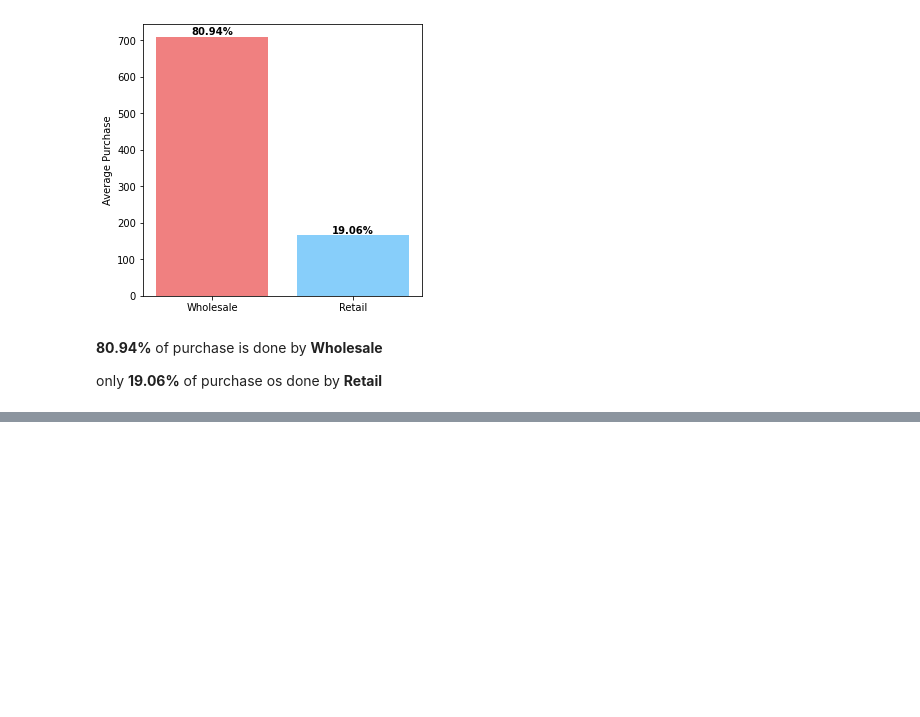
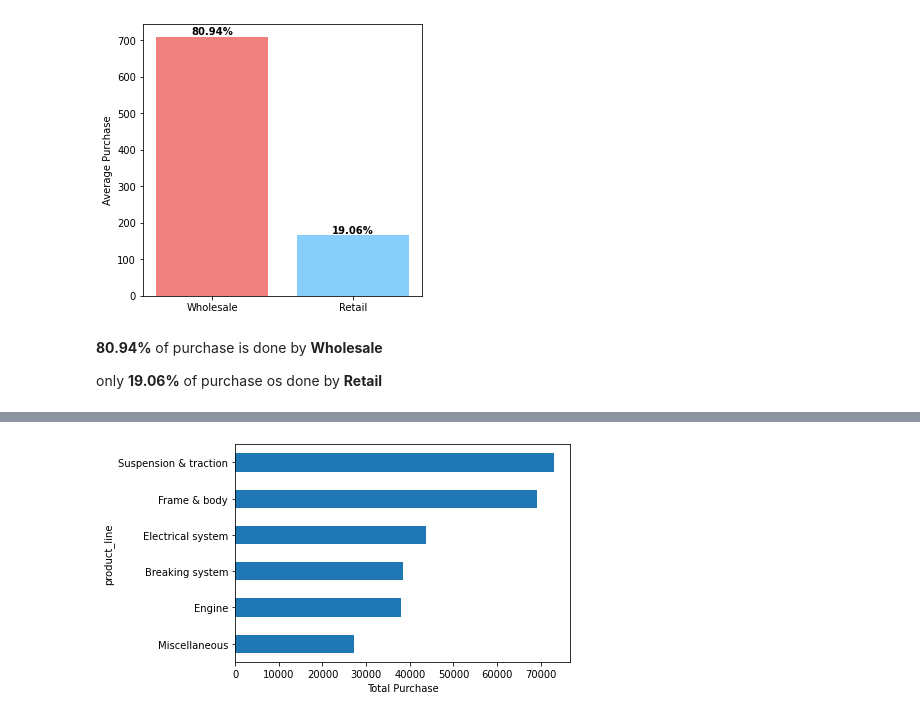
Before and after one commit to naseemap47/MotorcycleParts-DataAnalysis-python, a Jupyter notebook: jupyter_notebook.ipynb, the cells around one changed output, grey strips where cells are left out. Saved outputs shown, nothing was run; the diff lists cells and outputs as text; code cells hidden in the pictures; blank space fills up the shorter version.

```diff
--- a/jupyter_notebook.ipynb
+++ b/jupyter_notebook.ipynb
@@ -179,3 +179,7 @@ plt.show()
 **80.94%** of purchase is done by **Wholesale**
 
 only **19.06%** of purchase os done by **Retail**
+# %%
+# total purchase value by product line
+group = data.groupby('product_line')['total'].sum()
+group
@@ -181,0 +195,7 @@ only **19.06%** of purchase os done by **Retail**
+# %%
+# lets visualize
+group.sort_values(ascending=True).plot(kind='barh')
+plt.xlabel('Total Purchase')
+plt.show()
+# %% [output]
+[figure, added]
```
Also changed, not shown: parts of 4 cells of this notebook.
